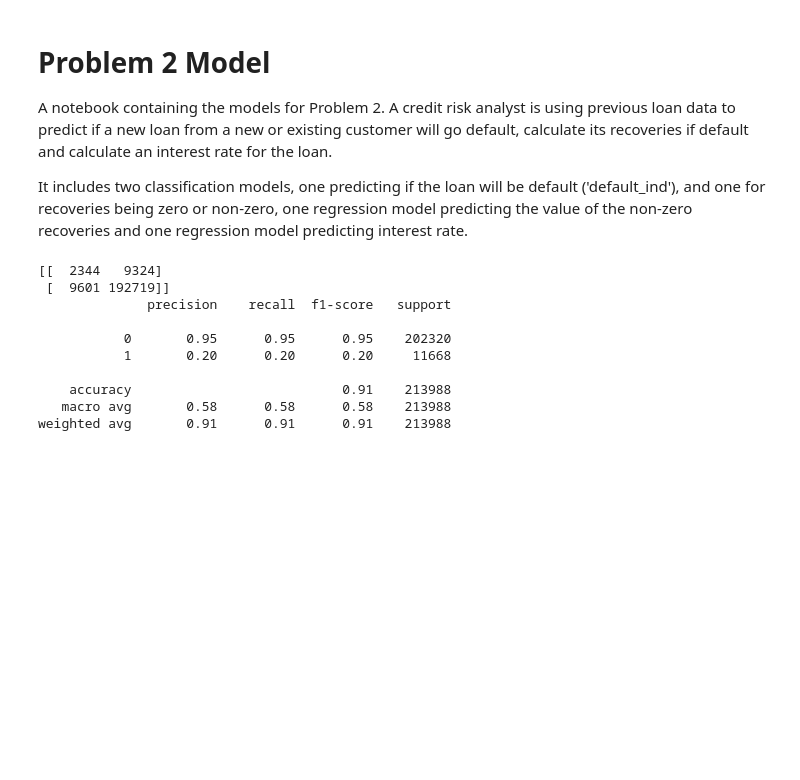
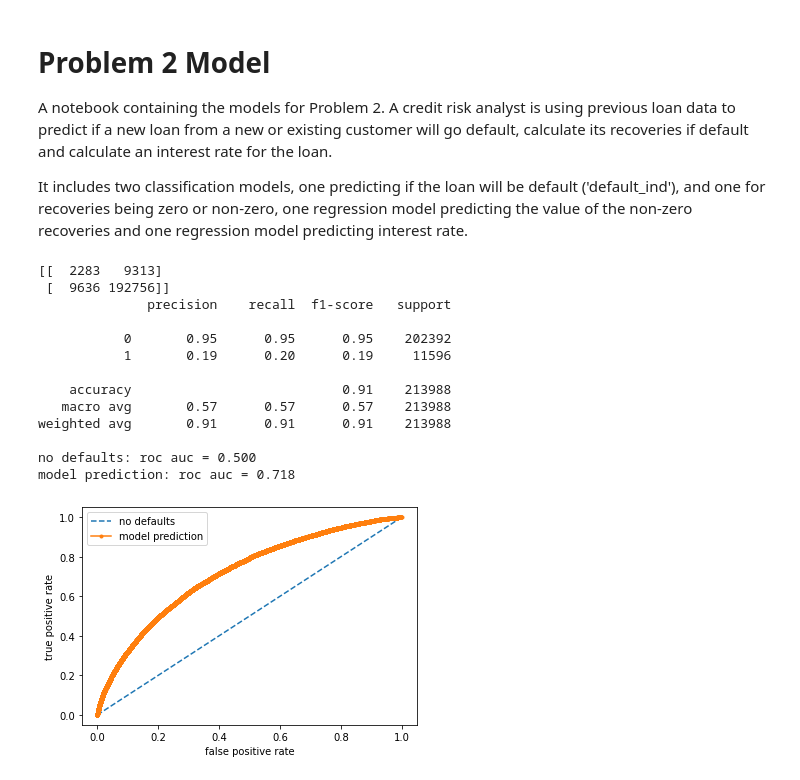
Before and after one commit to morismoysis1414/XYZ-Corp, a Jupyter notebook: problem2_model.ipynb, the cells around one changed output. Cells and saved outputs as stored; diff of their text form; code cells hidden in the pictures; blank space fills up the shorter version.

```diff
--- a/problem2_model.ipynb
+++ b/problem2_model.ipynb
@@ -52,5 +52,24 @@ features=loan_data+emp_data
 #The following inputs are left out as they are only useful for problem 1.
 #out_old=['last_pymnt_d','last_credit_pull_d','recoveries','collection_recovery_fee','last_pymnt_amnt','total_pymnt','total_rec_int','int_rate','out_prncp',total_rec_late_fee','default_ind','total_rev_hi_lim','revol_util','revol_bal']
+# %%
+def one_hot_encode(x_train,x_test,ohe_cols=ohe_cols,pickled='no',ohe_name=''):
+        ohe = OneHotEncoder(handle_unknown='ignore')
+        ohe.fit(x_train[ohe_cols])
+
+        if pickled=='yes':
+                pickle.dump(ohe,open(ohe_name,'wb'))
+        else:
+                pass
+
+        x_train_enc = pd.DataFrame(ohe.transform(x_train[ohe_cols]).toarray(),index=x_train.index)
+        x_train=x_train.join(x_train_enc).drop(ohe_cols,axis=1)
+        x_train.columns = x_train.columns.map(str)
+
+        x_test_enc = pd.DataFrame(ohe.transform(x_test[ohe_cols]).toarray(),index=x_test.index)
+        x_test=x_test.join(x_test_enc).drop(ohe_cols,axis=1)
+        x_test.columns = x_test.columns.map(str)
+
+        return x_train,x_test
 # %%
 #Classification model predicting default_ind for problem 2
 #The model's inputs are the data_file which should be set equal to the wrangled data file, the way to train test split
@@ -86,21 +105,11 @@ def get_model_class(data_file='wrang_xyz_data.csv',split='date',model_type='xgb'
             X_train, X_test, y_train, y_test = train_test_split(X, y, train_size=0.75, test_size=0.25)
 
             scale_pos_ratio=len(y_train[y_train==0])/len(y_train[y_train==1])
-            #print(scale_pos_ratio)
             sqrt_scale_pos_ratio=np.sqrt(scale_pos_ratio)
             scale_pos_ratio=(0.15*scale_pos_ratio+0.85*sqrt_scale_pos_ratio)
 
         #One-hot Encoding
-        ohe_cols=['purpose','verification_status','home_ownership','initial_list_status','term'] #address
-        ohe = OneHotEncoder(handle_unknown='ignore')
-        ohe.fit(X_train[ohe_cols])
-        #pickle.dump(ohe,open('ohe_class_def','wb'))
-        X_train_enc = pd.DataFrame(ohe.transform(X_train[ohe_cols]).toarray(),index=X_train.index)
-        X_train=X_train.join(X_train_enc).drop(ohe_cols,axis=1)
-        X_train.columns = X_train.columns.map(str)
-        X_test_enc = pd.DataFrame(ohe.transform(X_test[ohe_cols]).toarray(),index=X_test.index)
-        X_test=X_test.join(X_test_enc).drop(ohe_cols,axis=1)
-        X_test.columns = X_test.columns.map(str)
+        X_train,X_test=one_hot_encode(X_train,X_test,pickled='no',ohe_name='ohe_class_def')
     #Selecting train test split method to be done based on date
     else:
         #Creating X and y variables for input and output
@@ -120,15 +129,8 @@ def get_model_class(data_file='wrang_xyz_data.csv',split='date',model_type='xgb'
         X_test,y_test = undersample.fit_resample(X_test, y_test)
 
         #One-hot Encoding
-        ohe_cols=['purpose','verification_status','home_ownership','initial_list_status','term'] #'address'
-        ohe = OneHotEncoder(handle_unknown='ignore')
-        ohe.fit(X_train[ohe_cols])
-        X_train_enc = pd.DataFrame(ohe.transform(X_train[ohe_cols]).toarray(),index=X_train.index)
-        X_train=X_train.join(X_train_enc).drop(ohe_cols,axis=1)
-        X_train.columns = X_train.columns.map(str)
-        X_test_enc = pd.DataFrame(ohe.transform(X_test[ohe_cols]).toarray(),index=X_test.index)
-        X_test=X_test.join(X_test_enc).drop(ohe_cols,axis=1)
-        X_test.columns = X_test.columns.map(str)
+        X_train,X_test=one_hot_encode(X_train,X_test,pickled='no',ohe_name='ohe_class_def')
+
 
     #Selecting xgboost algorithm
     if model_type=='xgb':
@@ -169,38 +171,61 @@ def get_model_class(data_file='wrang_xyz_data.csv',split='date',model_type='xgb'
             #xgb.plot_importance(model_class,importance_type='weight', ax=ax)
 
     #Selecting logistic regression model
     elif model_type=='lg_reg':
         model_class=LogisticRegression(max_iter=10*6)
         model_class.fit(X_train,np.ravel(y_train))
 
     #Selecting random forest model
     else:
         model_class = RandomForestClassifier()
         model_class.fit(X_train,np.ravel(y_train))
 
     #Predicting values and printing confusion matrix and classification report
     y_class_pred = model_class.predict(X_test)
     print(confusion_matrix(y_test, y_class_pred,labels=[1,0]))
     print(classification_report(y_test, y_class_pred))
 
+    prob_default = model_class.predict_proba(X_test)[:,1]
+    false_auc = roc_auc_score(y_test, y_test.clip(upper = False))
+    model_auc = roc_auc_score(y_test, prob_default)
+
+    print('no defaults: roc auc = %.3f' % (false_auc))
+    print('model prediction: roc auc = %.3f' % (model_auc))
+
+
+    false_fpr, false_tpr, _ = roc_curve(y_test, y_test.clip(upper = False))
+    model_fpr, model_tpr, _ = roc_curve(y_test, prob_default)
+
+    plt.plot(false_fpr, false_tpr, linestyle = '--', label = 'no defaults')
+    plt.plot(model_fpr, model_tpr, marker = '.', label = 'model prediction')
+
+    plt.xlabel('false positive rate')
+    plt.ylabel('true positive rate')
+    plt.legend()
+    plt.show()
+
     return model_class
 
 #Running the function
 model_class=get_model_class(split='random',model_type='xgb',hyper_tune='no',sampling='no')
 
 #Dumping the model to be used for the app.py file. Comment out only if intending to run app.py
 #pickle.dump(model_class,open('model_class_def','wb'))
 # %% [output]
-[[  2344   9324]
- [  9601 192719]]
+[[  2283   9313]
+ [  9636 192756]]
               precision    recall  f1-score   support
 
-           0       0.95      0.95      0.95    202320
-           1       0.20      0.20      0.20     11668
+           0       0.95      0.95      0.95    202392
+           1       0.19      0.20      0.19     11596
 
     accuracy                           0.91    213988
-   macro avg       0.58      0.58      0.58    213988
+   macro avg       0.57      0.57      0.57    213988
 weighted avg       0.91      0.91      0.91    213988
+
+no defaults: roc auc = 0.500
+model prediction: roc auc = 0.718
+[figure, added]
 # %%
 #Classification model predicting zero or non-zero recoveries for problem 2
 #The model's inputs are the data_file which should be set equal to the wrangled data file
```
Also changed, not shown: parts of 5 cells of this notebook, 11 other files.
